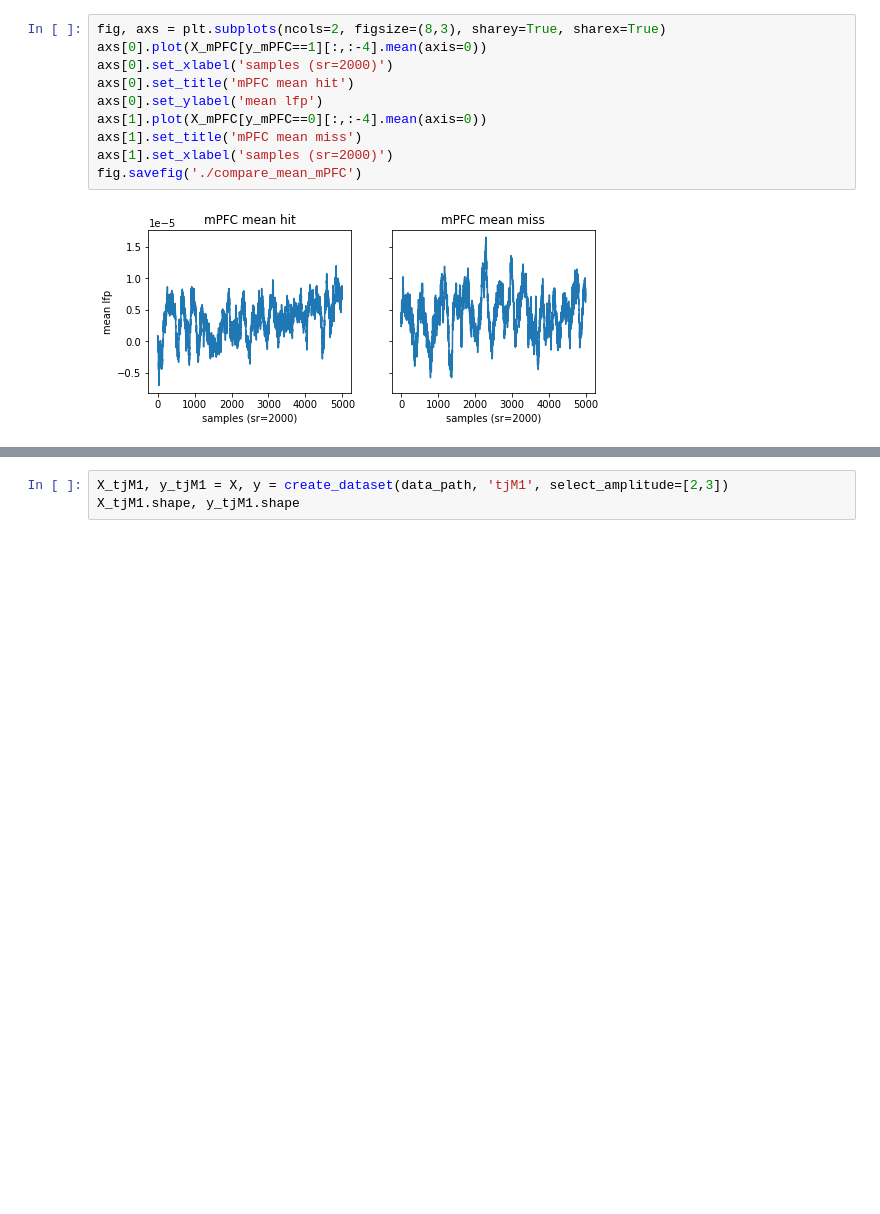
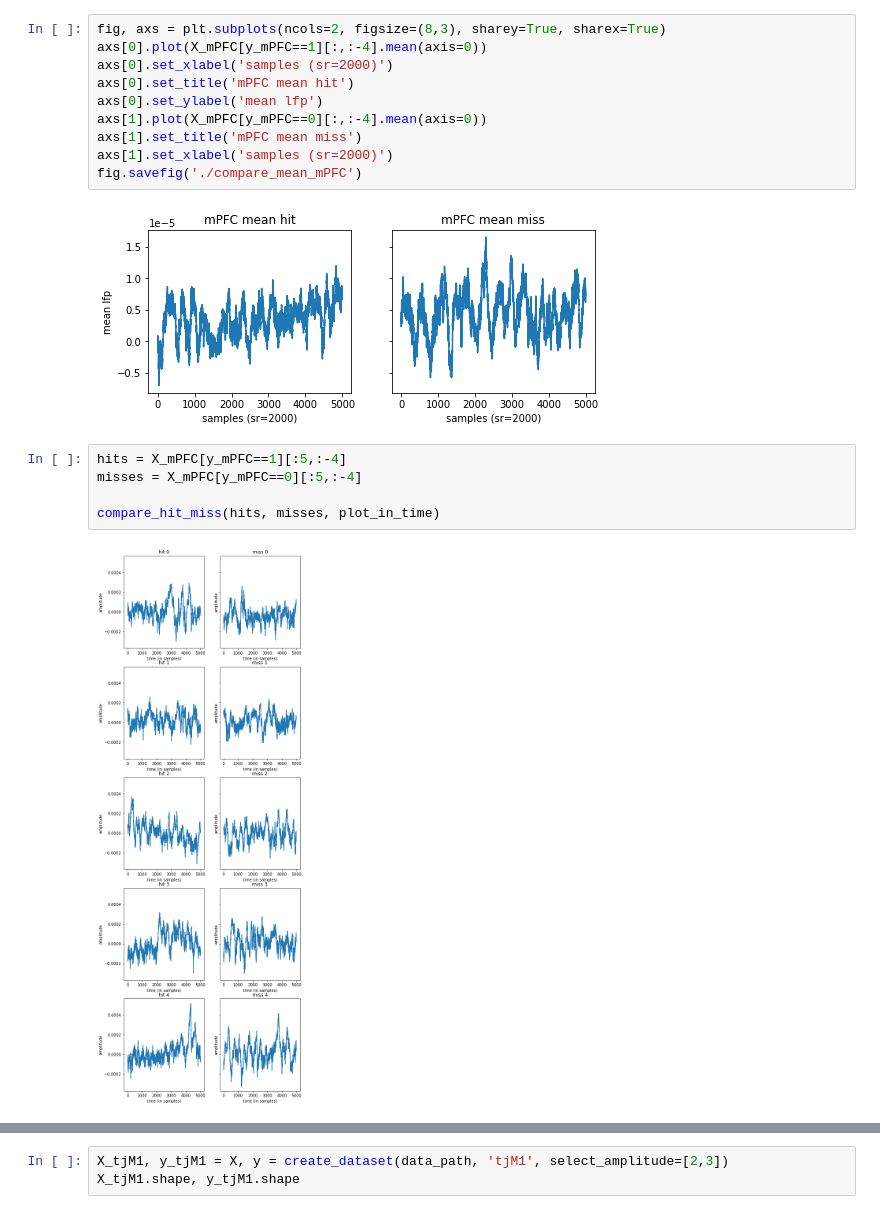
Before and after one commit to thurgarion2/ML_project_2, a Jupyter notebook: src/exploratory_analysis.ipynb, the cells around one changed output, grey strips where cells are left out. Saved outputs shown, nothing was run; the diff lists cells and outputs as text; blank space fills up the shorter version.

```diff
--- a/src/exploratory_analysis.ipynb
+++ b/src/exploratory_analysis.ipynb
@@ -85,3 +99,10 @@ axs[1].set_xlabel('samples (sr=2000)')
 fig.savefig('./compare_mean_mPFC')
 # %% [output]
 [figure]
+# %%
+hits = X_mPFC[y_mPFC==1][:5,:-4]
+misses = X_mPFC[y_mPFC==0][:5,:-4]
+
+compare_hit_miss(hits, misses, plot_in_time)
+# %% [output]
+[figure, added]
```
Also changed, not shown: parts of 10 cells of this notebook, 4 other files.
